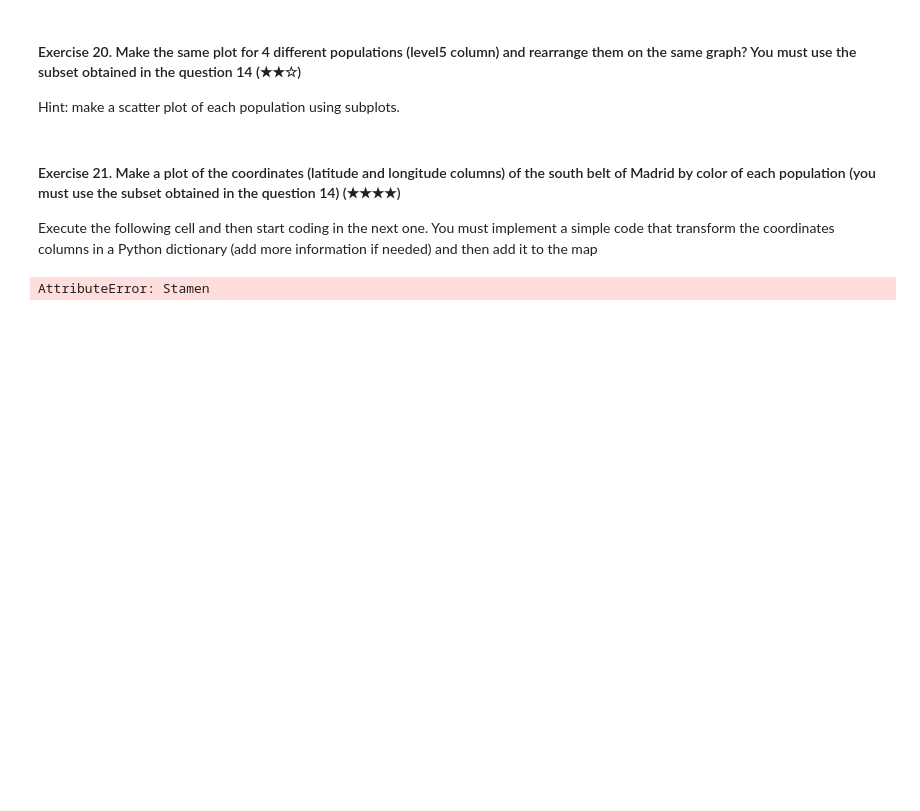
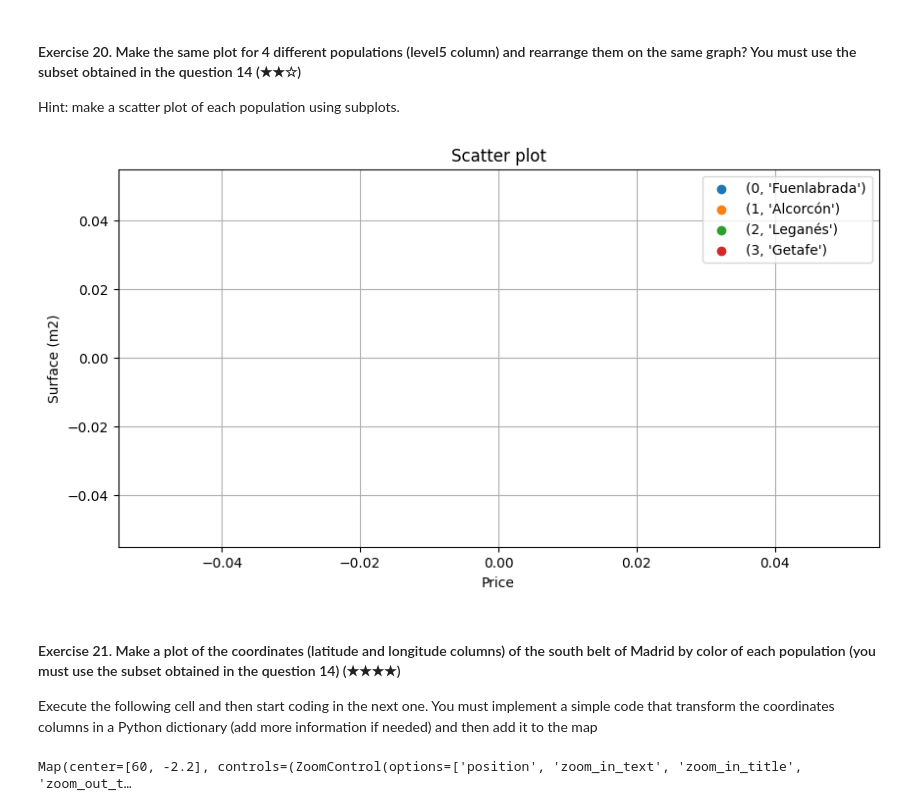
Before and after one commit to Valaery/realestate-datacleanup-exercise, a Jupyter notebook: project.ipynb, the cells around one changed output. Cells and saved outputs as stored; diff of their text form; code cells hidden in the pictures; blank space fills up the shorter version.

```diff
--- a/project.ipynb
+++ b/project.ipynb
@@ -449,3 +472,25 @@ Hint: make a scatter plot of each population using subplots.
+# %%
+import pandas as pd
+import numpy as np
+import matplotlib.pyplot as plt
+
+populations = ds_southbelt_copy['level5'].unique()
+num_populations = len(populations)
+
+plt.figure(figsize=(10,5))
+
+for population in enumerate(populations):
+    subset = ds_southbelt_copy[ds_southbelt_copy['level5'] == population]
+    plt.scatter(subset['price'], subset['surface'], label = population)
+
+plt.title("Scatter plot")
+plt.xlabel("Price")
+plt.ylabel("Surface (m2)")
+plt.legend()
+plt.grid(True)
+plt.show()
+# %% [output]
+[figure, added]
 # %% [markdown]
 #### Exercise 21. Make a plot of the coordinates (latitude and longitude columns) of the south belt of Madrid by color of each population (you must use the subset obtained in the question 14) (★★★★)
 
@@ -456,10 +501,10 @@ from ipyleaflet import Map, basemaps
 # Map centred on (60 degrees latitude et -2.2 degrees longitude)
 # Latitude, longitude
 map = Map(center = (60, -2.2), zoom = 2, min_zoom = 1, max_zoom = 20,
-    basemap=basemaps.Stamen.Terrain)
+    basemap=basemaps.Esri.WorldTopoMap)
 map
 # %% [output]
-AttributeError: Stamen
+Map(center=[60, -2.2], controls=(ZoomControl(options=['position', 'zoom_in_text', 'zoom_in_title', 'zoom_out_t…
 # %%
 ## HERE: plot the coordinates of the estates
 
```
Also changed, not shown: parts of 5 cells of this notebook.
